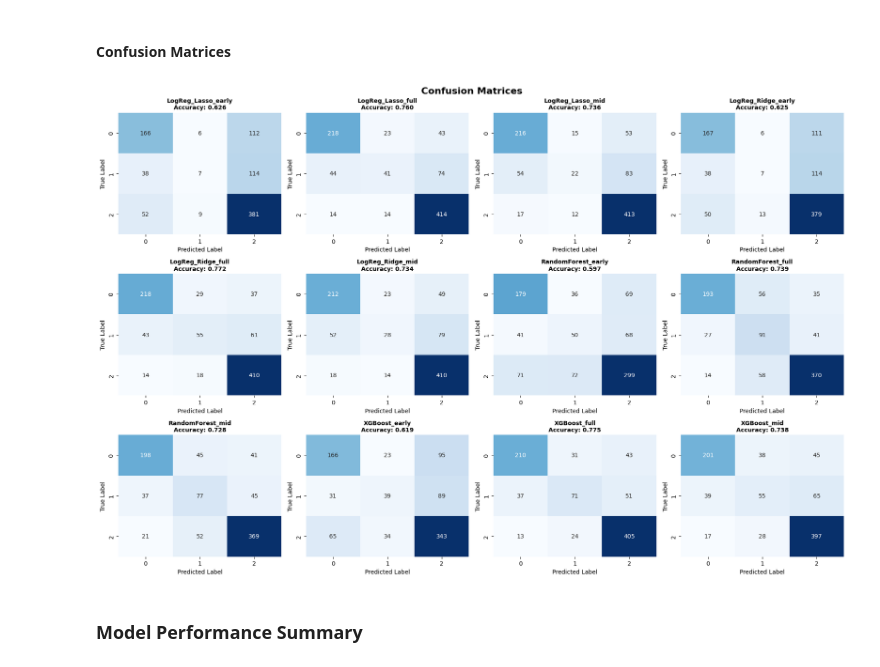
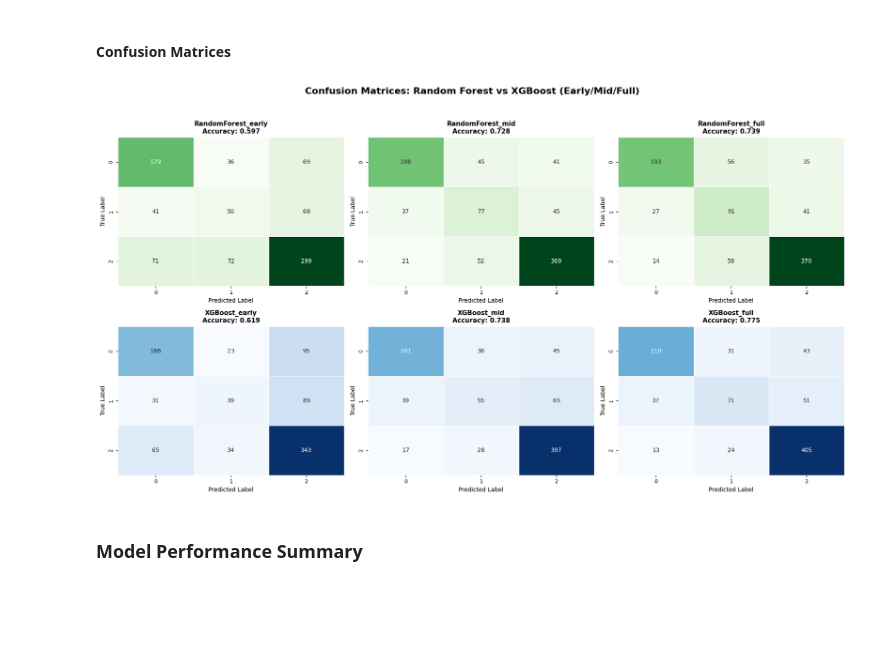
Before and after one commit to joycheng88/ml_early_dropout_detection, a Jupyter notebook: model_training.ipynb, the cells around one changed output. Cells and saved outputs as stored; diff of their text form; code cells hidden in the pictures; blank space fills up the shorter version.

Commit message:
Update better visualization

```diff
--- a/model_training.ipynb
+++ b/model_training.ipynb
@@ -407,13 +409,9 @@ def plot_learning_curves(estimator, X, y, cv, title, axes=None):
     axes.legend(loc='best', fontsize=10)
     axes.grid(alpha=0.3)
 
-    # Diagnose bias/variance trade-off
+    # Display only the final train-validation gap
     gap = val_mean[-1] - train_mean[-1]
-    diagnosis = ("High Variance (Overfitting)" if gap > 0.05
-                 else "High Bias (Underfitting)" if train_mean[-1] < 0.70
-                 else "Good Fit")
-
-    axes.text(0.5, 0.05, f"Gap: {gap:.3f} | {diagnosis}",
+    axes.text(0.5, 0.05, f"Gap: {gap:.3f}",
              transform=axes.transAxes, ha='center', fontsize=9,
              bbox=dict(boxstyle='round', facecolor='wheat', alpha=0.3))
 
@@ -763,41 +778,53 @@ XGBoost_mid                    | F1: 0.7269 | Accuracy: 0.7379 | ROC-AUC: 0.8702
 # %% [markdown]
 #### Confusion Matrices
 # %%
-# Create confusion matrices for all tuned models
-model_names_sorted = sorted(tuned_models.keys())
+# Create confusion matrices for Random Forest and XGBoost models only
+model_names_sorted = [
+    name for name in sorted(tuned_models.keys())
+    if name.startswith('RandomForest_') or name.startswith('XGBoost_')
+]
+dataset_order = {'early': 0, 'mid': 1, 'full': 2}
+model_names_sorted = sorted(
+    model_names_sorted,
+    key=lambda n: (0 if n.startswith('RandomForest_') else 1, dataset_order[n.split('_')[-1]])
+)
+
 n_models = len(model_names_sorted)
-n_cols = 4
-n_rows = (n_models + n_cols - 1) // n_cols
-fig, axes = plt.subplots(n_rows, n_cols, figsize=(18, 12))
-fig.suptitle(f'Confusion Matrices', fontsize=16, fontweight='bold')
+n_cols = 3
+n_rows = int(np.ceil(n_models / n_cols))
+fig, axes = plt.subplots(n_rows, n_cols, figsize=(18, 10))
+fig.suptitle('Confusion Matrices: Random Forest vs XGBoost (Early/Mid/Full)', fontsize=16, fontweight='bold')
 
-axes_flat = axes.flatten()
+axes_flat = np.array(axes).reshape(-1)
 
 for idx, model_name in enumerate(model_names_sorted):
     model = tuned_models[model_name]
     y_test = evaluation_results[model_name]['y_test']
     y_pred = evaluation_results[model_name]['y_pred']
-
-    # Calculate confusion matrix
     cm = confusion_matrix(y_test, y_pred, labels=model.classes_)
 
-    # Plot
-    sns.heatmap(cm, annot=True, fmt='d', cmap='Blues', ax=axes_flat[idx],
-                xticklabels=model.classes_, yticklabels=model.classes_,
-                cbar=False)
-    axes_flat[idx].set_title(f'{model_name}\nAccuracy: {evaluation_results[model_name]["Accuracy"]:.3f}',
-                            fontsize=10, fontweight='bold')
-    axes_flat[idx].set_ylabel('True Label')
-    axes_flat[idx].set_xlabel('Predicted Label')
+    cmap = 'Greens' if model_name.startswith('RandomForest_') else 'Blues'
+    sns.heatmap(
+        cm, annot=True, fmt='d', cmap=cmap, ax=axes_flat[idx],
+        xticklabels=model.classes_, yticklabels=model.classes_,
+        cbar=False, linewidths=0.5, linecolor='white'
+    )
+    axes_flat[idx].set_title(
+        f'{model_name}\nAccuracy: {evaluation_results[model_name]["Accuracy"]:.3f}',
+        fontsize=11, fontweight='bold'
+    )
+    axes_flat[idx].set_ylabel('True Label', fontsize=10)
+    axes_flat[idx].set_xlabel('Predicted Label', fontsize=10)
+    axes_flat[idx].tick_params(axis='both', labelsize=9)
 
 # Hide extra subplots
-for idx in range(len(model_names_sorted), len(axes_flat)):
+for idx in range(n_models, len(axes_flat)):
     axes_flat[idx].set_visible(False)
 
-plt.tight_layout()
+plt.tight_layout(rect=[0, 0, 1, 0.95])
 plt.show()
 # %% [output]
-[figure, old version]
+[figure, new version]
 # %% [markdown]
 ### Model Performance Summary
 # %%
```
Also changed, not shown: parts of 16 cells of this notebook.
